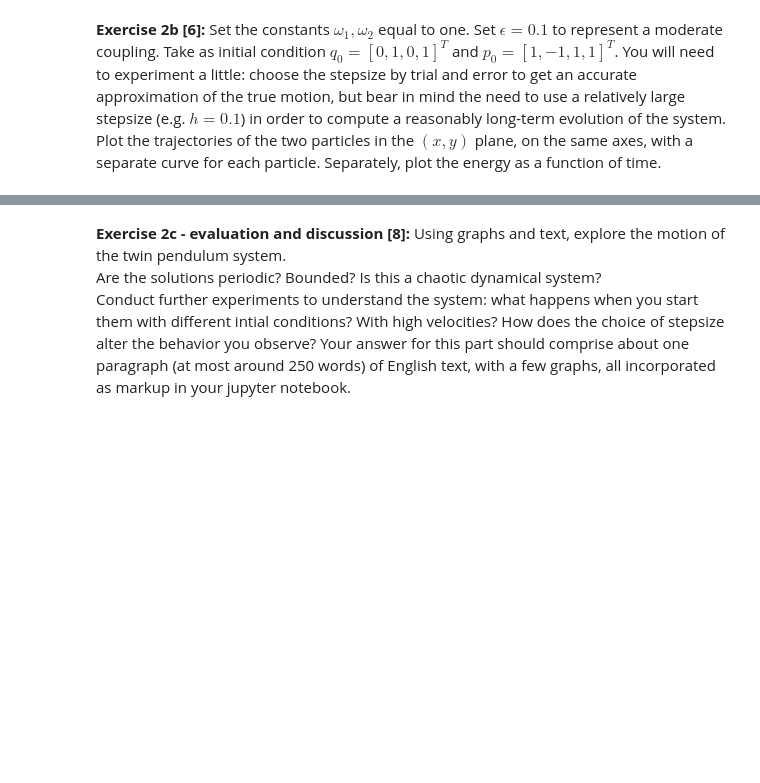
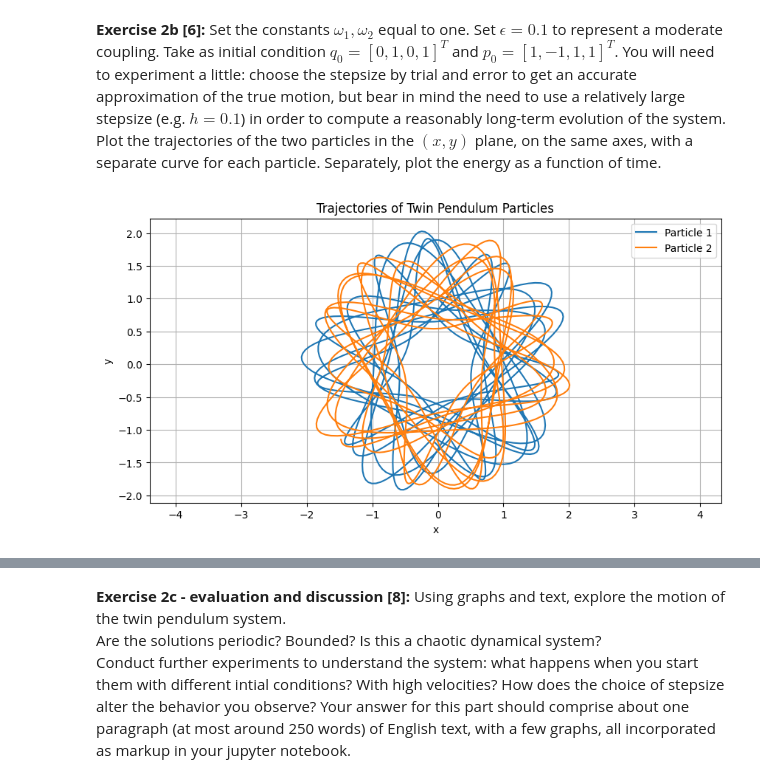
Before and after one commit to uzaykaradag/rscam-hw-2, a Jupyter notebook: ComputerAssessment1.ipynb, the cells around one changed output, grey strips where cells are left out. Drawn from its saved outputs; the diff is of its cells as text; code cells hidden in the pictures; blank space fills up the shorter version.

```diff
--- a/ComputerAssessment1.ipynb
+++ b/ComputerAssessment1.ipynb
@@ -102,9 +101,0 @@ def compute_trajectory(q0, p0, h, N, one_step=euler_step, force_field=trimer_for
-# %%
-q0 = np.array([1, 1])
-p0 = np.array([0, 0])
-
-step_size = 1e-4
-
-QQ, PP = compute_trajectory(q0, p0, step_size, 10)
-a = range(0,PP.shape[1])
-PP[:, 10]
@@ -223,3 +238,41 @@ Define new functions  `twinpend_energy` and `twinpend_force` using the trimer fu
 # %% [markdown]
 **Exercise 2b [6]:**
 Set the constants $\omega_1,\omega_2$ equal to one.  Set $\epsilon=0.1$ to represent a moderate coupling.  Take as initial condition $q_0 = [0,1,0,1]^T$ and $p_0 = [1,-1,1,1]^T$.  You will need to experiment a little: choose the stepsize by trial and error to get an accurate approximation of the true motion, but bear in mind the need to use a relatively large stepsize (e.g. $h=0.1$) in order to compute a reasonably long-term evolution of the system. Plot the trajectories of the two particles in the $(x,y)$ plane, on the same axes, with a separate curve for each particle.  Separately, plot the energy as a function of time.
+# %%
+# Set up constants and initial conditions
+omega1, omega2, epsilon = 1, 1, 0.1
+q0 = np.array([0, 1, 0, 1])
+p0 = np.array([1, -1, 1, 1])
+# %%
+def leapfrog_trajectory(q0, p0, h, N, force_field):
+    q = np.zeros((N+1, len(q0)))
+    p = np.zeros((N+1, len(p0)))
+    q[0] = q0
+    p[0] = p0
+    for i in range(N):
+        p_half = p[i] + h/2 * force_field(q[i], omega1, omega2, epsilon)
+        q[i+1] = q[i] + h * p_half
+        p[i+1] = p_half + h/2 * force_field(q[i+1], omega1, omega2, epsilon)
+    return q, p
+# %%
+h = 0.1  # Step size
+N = int(100 / h)  # Number of steps for a simulation time of 100
+
+QQ, PP = leapfrog_trajectory(q0, p0, h, N, force_field= twinpend_force)
+# %%
+# Extract positions of particles
+x1, y1, x2, y2 = QQ[:, 0], QQ[:, 1], QQ[:, 2], QQ[:, 3]
+
+# Plot trajectories
+plt.figure(figsize=(10,5))
+plt.plot(x1, y1, label='Particle 1')
+plt.plot(x2, y2, label='Particle 2')
+plt.legend()
+plt.xlabel('x')
+plt.ylabel('y')
+plt.title('Trajectories of Twin Pendulum Particles')
+plt.axis('equal')
+plt.grid(True)
+plt.show()
+# %% [output]
+[figure, added]
```
Also changed, not shown: parts of 14 cells of this notebook.
